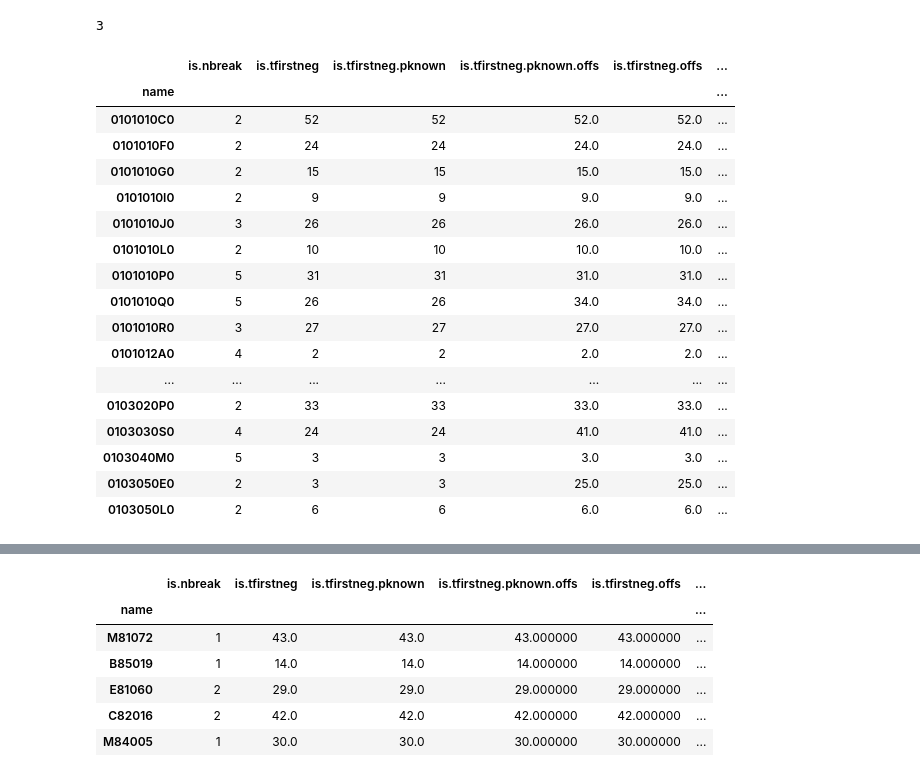
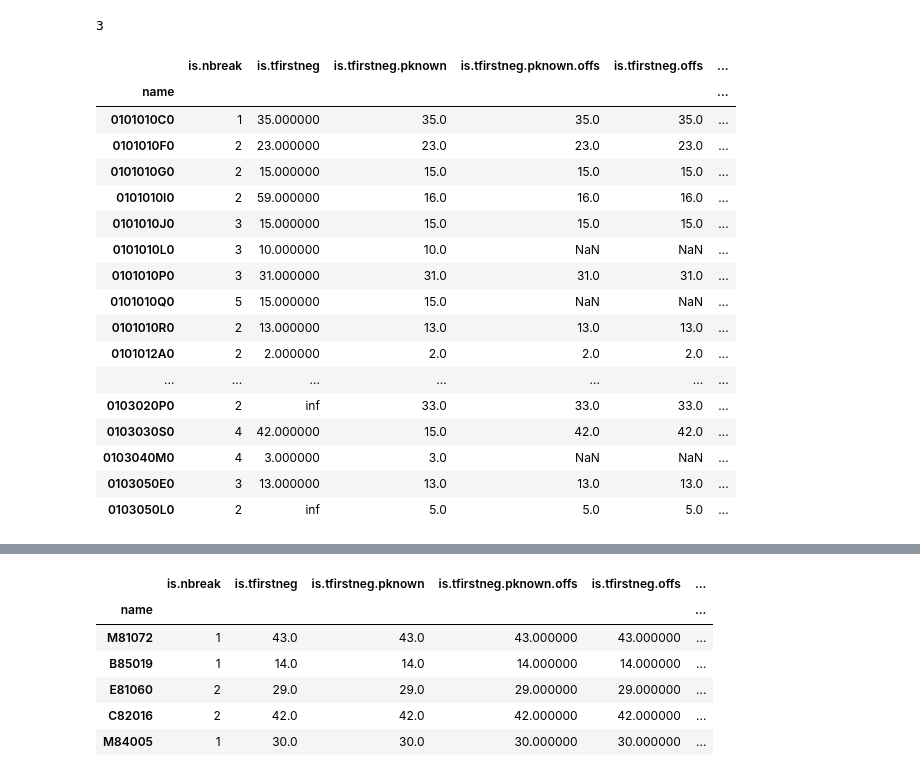
Before and after one commit to ebmdatalab/change_detection, a Jupyter notebook: change_speed_metrics.ipynb, the cells around one changed output, grey strips where cells are left out. Saved outputs shown, nothing was run; the diff lists cells and outputs as text; code cells hidden in the pictures.

```diff
--- a/change_speed_metrics.ipynb
+++ b/change_speed_metrics.ipynb
@@ -9,24 +9,24 @@ install_r_packages()
 #%autoreload 2
 from change_detection import *
 # %%
-x = ChangeDetection('testing')
+x = ChangeDetection('testing',verbose=False,direction='up')
 x.detect_change()
 # %% [output]
 |  | is.nbreak | is.tfirstneg | is.tfirstneg.pknown | is.tfirstneg.pknown.offs | is.tfirstneg.offs | ... |
 | name |  |  |  |  |  | ... |
-| 0101010C0 | 2 | 52 | 52 | 52.0 | 52.0 | ... |
-| 0101010F0 | 2 | 24 | 24 | 24.0 | 24.0 | ... |
-| 0101010G0 | 2 | 15 | 15 | 15.0 | 15.0 | ... |
-| 0101010I0 | 2 | 9 | 9 | 9.0 | 9.0 | ... |
-| 0101010J0 | 3 | 26 | 26 | 26.0 | 26.0 | ... |
-| 0101010L0 | 2 | 10 | 10 | 10.0 | 10.0 | ... |
-| 0101010P0 | 5 | 31 | 31 | 31.0 | 31.0 | ... |
-| 0101010Q0 | 5 | 26 | 26 | 34.0 | 34.0 | ... |
-| 0101010R0 | 3 | 27 | 27 | 27.0 | 27.0 | ... |
-| 0101012A0 | 4 | 2 | 2 | 2.0 | 2.0 | ... |
+| 0101010C0 | 1 | 35.000000 | 35.0 | 35.0 | 35.0 | ... |
+| 0101010F0 | 2 | 23.000000 | 23.0 | 23.0 | 23.0 | ... |
+| 0101010G0 | 2 | 15.000000 | 15.0 | 15.0 | 15.0 | ... |
+| 0101010I0 | 2 | 59.000000 | 16.0 | 16.0 | 16.0 | ... |
+| 0101010J0 | 3 | 15.000000 | 15.0 | 15.0 | 15.0 | ... |
+| 0101010L0 | 3 | 10.000000 | 10.0 | NaN | NaN | ... |
+| 0101010P0 | 3 | 31.000000 | 31.0 | 31.0 | 31.0 | ... |
+| 0101010Q0 | 5 | 15.000000 | 15.0 | NaN | NaN | ... |
+| 0101010R0 | 2 | 13.000000 | 13.0 | 13.0 | 13.0 | ... |
+| 0101012A0 | 2 | 2.000000 | 2.0 | 2.0 | 2.0 | ... |
 | ... | ... | ... | ... | ... | ... | ... |
-| 0103020P0 | 2 | 33 | 33 | 33.0 | 33.0 | ... |
-| 0103030S0 | 4 | 24 | 24 | 41.0 | 41.0 | ... |
-| 0103040M0 | 5 | 3 | 3 | 3.0 | 3.0 | ... |
-| 0103050E0 | 2 | 3 | 3 | 25.0 | 25.0 | ... |
-| 0103050L0 | 2 | 6 | 6 | 6.0 | 6.0 | ... |
+| 0103020P0 | 2 | inf | 33.0 | 33.0 | 33.0 | ... |
+| 0103030S0 | 4 | 42.000000 | 15.0 | 42.0 | 42.0 | ... |
+| 0103040M0 | 4 | 3.000000 | 3.0 | NaN | NaN | ... |
+| 0103050E0 | 3 | 13.000000 | 13.0 | 13.0 | 13.0 | ... |
+| 0103050L0 | 2 | inf | 5.0 | 5.0 | 5.0 | ... |
```
Also changed, not shown: parts of 3 cells of this notebook, 3 other files.
